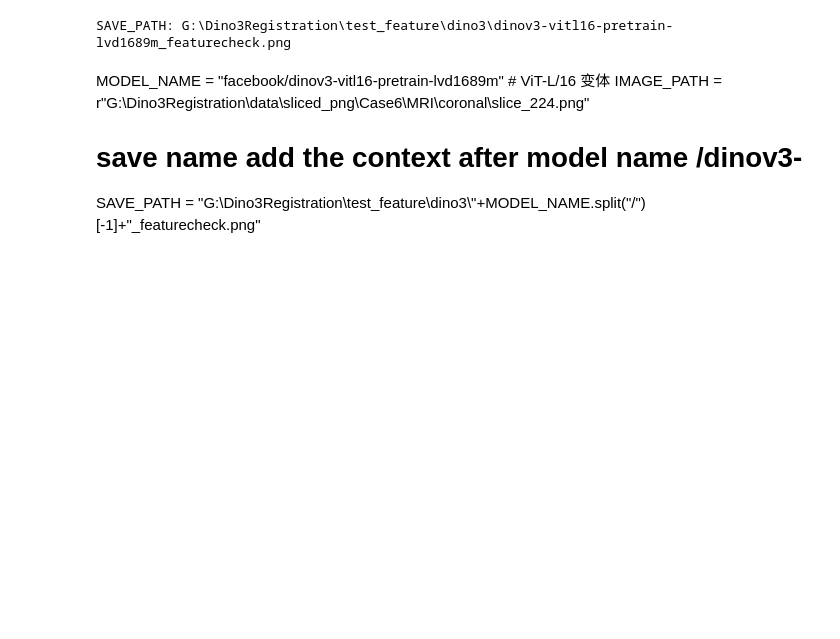
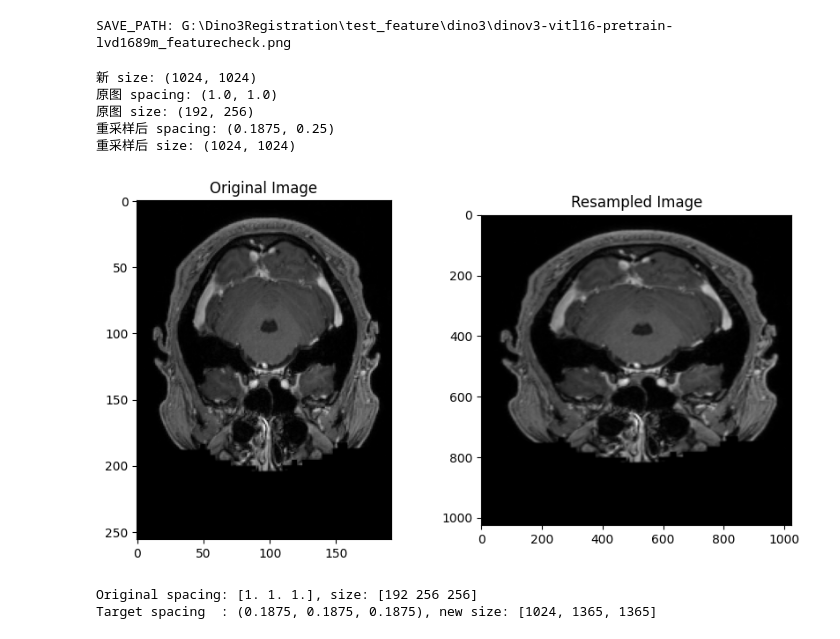
Before and after one commit to ruoyangliu/Dino3Registration, a Jupyter notebook: test_feature/us_resample.ipynb, the cells around one changed output. Cells and saved outputs as stored; diff of their text form; code cells hidden in the pictures; blank space fills up the shorter version.

Commit message:
feat: try not auto image

```diff
--- a/test_feature/us_resample.ipynb
+++ b/test_feature/us_resample.ipynb
@@ -247,9 +247,52 @@ SAVE_PATH  = "G:\\Dino3Registration\\test_feature\\dino3\\"+MODEL_NAME.split("/"
 print("SAVE_PATH:",SAVE_PATH)
 # %% [output]
 SAVE_PATH: G:\Dino3Registration\test_feature\dino3\dinov3-vitl16-pretrain-lvd1689m_featurecheck.png
-# %% [markdown]
-MODEL_NAME = "facebook/dinov3-vitl16-pretrain-lvd1689m"   # ViT-L/16 变体
-IMAGE_PATH = r"G:\\Dino3Registration\\data\\sliced_png\\Case6\\MRI\\coronal\\slice_224.png"
-# save name add the context after model name /dinov3-
-
-SAVE_PATH  = "G:\\Dino3Registration\\test_feature\\dino3\\"+MODEL_NAME.split("/")[-1]+"_featurecheck.png"
+# %%
+import SimpleITK as sitk
+import matplotlib.pyplot as plt
+import numpy as np
+image_path='G:\\Dino3Registration\\data\\orginal_data\\Case6\\MRI\\Case6-T1.nii.gz'
+#get the middle slice of the image
+middle_slice_index=112
+img=sitk.ReadImage(image_path)[:,:,middle_slice_index]
+
+
+# old_size, old_spacing
+N = np.array(img.GetSize(), dtype=np.float64)[:2]
+s = np.array(img.GetSpacing(), dtype=np.float64)[:2]
+N_tgt = np.array([1024, 1024], dtype=np.float64)
+
+# 关键公式：保持 FOV 不变
+s_tgt = s * (N / N_tgt)
+
+ref = sitk.Image(int(N_tgt[0]), int(N_tgt[1]), img.GetPixelID())
+ref.SetSpacing(tuple(s_tgt.tolist()))
+ref.SetOrigin(img.GetOrigin())
+ref.SetDirection(img.GetDirection())
+
+out = sitk.Resample(img, ref, sitk.Transform(),
+                          sitk.sitkLinear, 0.0, img.GetPixelID())
+
+print("新 size:", out.GetSize())
+
+#plot both image and see
+fig, axs = plt.subplots(1, 2, figsize=(10, 5))
+axs[0].imshow(sitk.GetArrayFromImage(img), cmap='gray')
+axs[0].set_title('Original Image')
+axs[1].imshow(sitk.GetArrayFromImage(out), cmap='gray')
+axs[1].set_title('Resampled Image')
+
+print("原图 spacing:", img.GetSpacing())
+print("原图 size:", img.GetSize())
+print("重采样后 spacing:", out.GetSpacing())
+print("重采样后 size:", out.GetSize())
+
+#save the resampled image
+SAVE_PATH = 'G:\\Dino3Registration\\data\\reshape_size\\Case6-T1_resampled.nii.gz'
+# %% [output]
+新 size: (1024, 1024)
+原图 spacing: (1.0, 1.0)
+原图 size: (192, 256)
+重采样后 spacing: (0.1875, 0.25)
+重采样后 size: (1024, 1024)
+[figure, added]
@@ -255,0 +344,18 @@ SAVE_PATH  = "G:\\Dino3Registration\\test_feature\\dino3\\"+MODEL_NAME.split("/"
+# %%
+# ================== 示例 ==================
+# MRI: (107,96,114) spacing=(1,1,1)
+image_path='G:\\Dino3Registration\\data\\orginal_data\\Case6\\MRI\\Case6-T1.nii.gz'
+mri = sitk.ReadImage(image_path)
+
+
+#
+mri_resampled = resample_to_target(mri, feature_spacing=3.0, patch_size=16)
+
+# 输出:
+# Original spacing: [1. 1. 1.], size: [107  96 114]
+# Target spacing  : (0.125, 0.125, 0.125), new size: [856 768 912]
+#save the image
+sitk.WriteImage(mri_resampled, 'G:\\Dino3Registration\\data\\reshape_size\\Case6-T1_dino_resampled_spacing3.nii.gz')
+# %% [output]
+Original spacing: [1. 1. 1.], size: [192 256 256]
+Target spacing  : (0.1875, 0.1875, 0.1875), new size: [1024, 1365, 1365]
```
Also changed, not shown: parts of 4 cells of this notebook, 9 other files.
